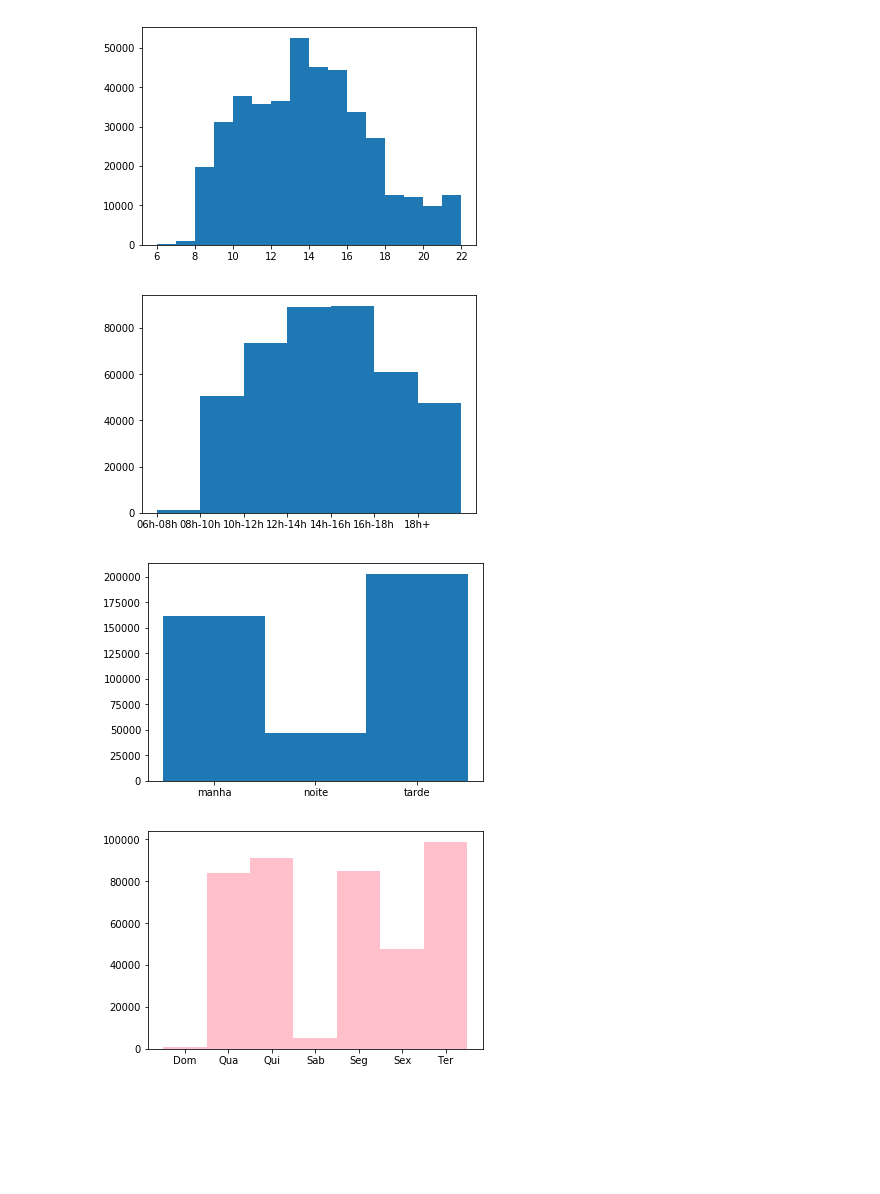
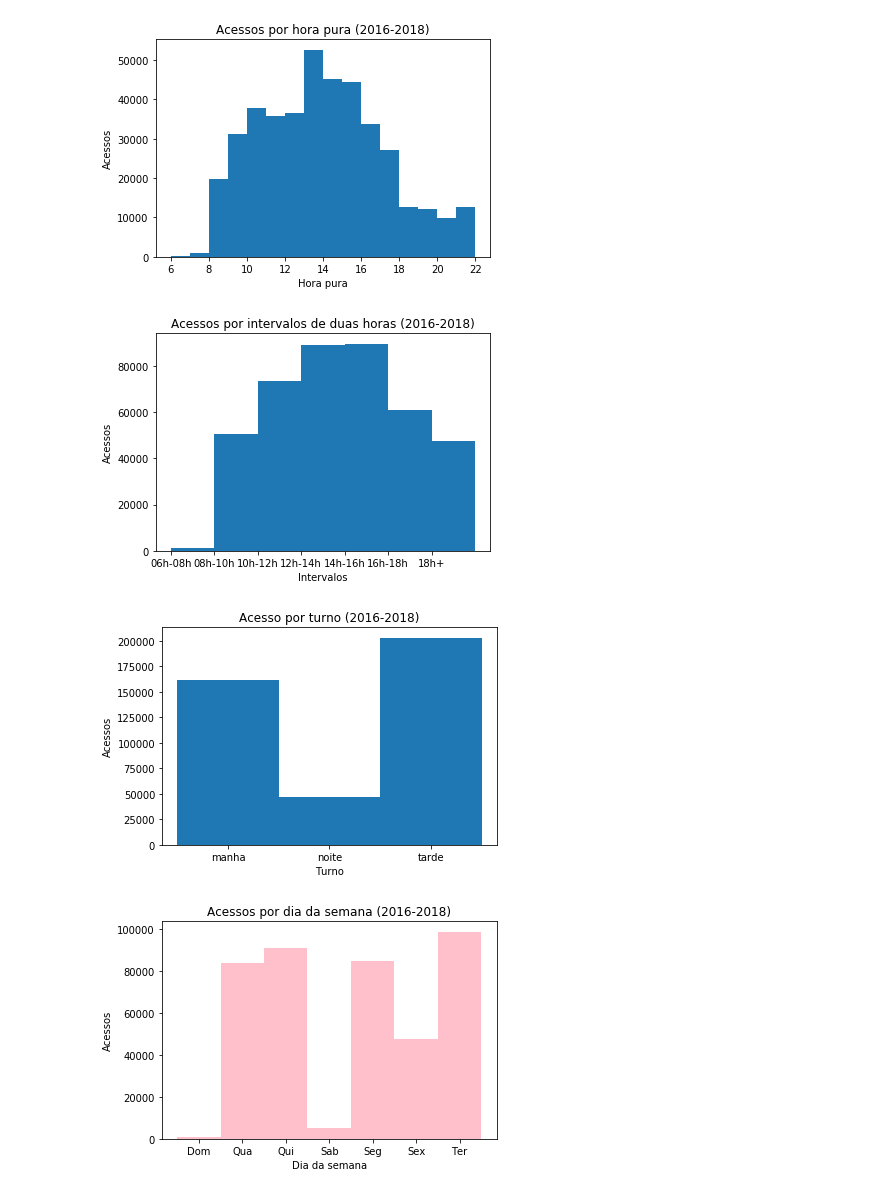
Before and after one commit to felipemarinho97/guardiansAnalytics, a Jupyter notebook: src/Analise.ipynb, the cells around one changed output. Saved outputs shown, nothing was run; the diff lists cells and outputs as text; code cells hidden in the pictures; blank space fills up the shorter version.

```diff
--- a/src/Analise.ipynb
+++ b/src/Analise.ipynb
@@ -92,28 +92,40 @@ df["usuario"] = df["usuario"].apply(lambda x:x[-1])
 # %%
 # Plotando a hora pura de todos os anos
+plt.title("Acessos por hora pura (2016-2018)")
+plt.xlabel("Hora pura")
+plt.ylabel("Acessos")
 x = [i for i in range(6,23)]
 plt.hist(df["hora_pura"],bins = x)
 plt.show()
 # %% [output]
-[figure, old version]
+[figure, new version]
 # %%
 # Plotando o intervalo de horas de todos os anos
+plt.title("Acessos por intervalos de duas horas (2016-2018)")
+plt.xlabel("Intervalos")
+plt.ylabel("Acessos")
 x = [i for i in range(8)]
 plt.hist(df["intervalo"],bins = x)
 plt.show()
 # %% [output]
-[figure, old version]
+[figure, new version]
 # %%
 # Plotando o turno de todos os anos
+plt.title("Acesso por turno (2016-2018)")
+plt.xlabel("Turno")
+plt.ylabel("Acessos")
 x = [i for i in range(4)]
 plt.hist(df["turno"], bins = x,align = "left")
 plt.show()
 # %% [output]
-[figure, old version]
+[figure, new version]
 # %%
 # Plotando os dias da semana de todos os anos
+plt.title("Acessos por dia da semana (2016-2018)")
+plt.xlabel("Dia da semana")
+plt.ylabel("Acessos")
 x = [i for i in range(8)]
 plt.hist(df["dia_da_semana"], bins = x, align = "left",color = "pink")
 plt.show()
 # %% [output]
-[figure, old version]
+[figure, new version]
```
Also changed, not shown: parts of 12 cells of this notebook.
